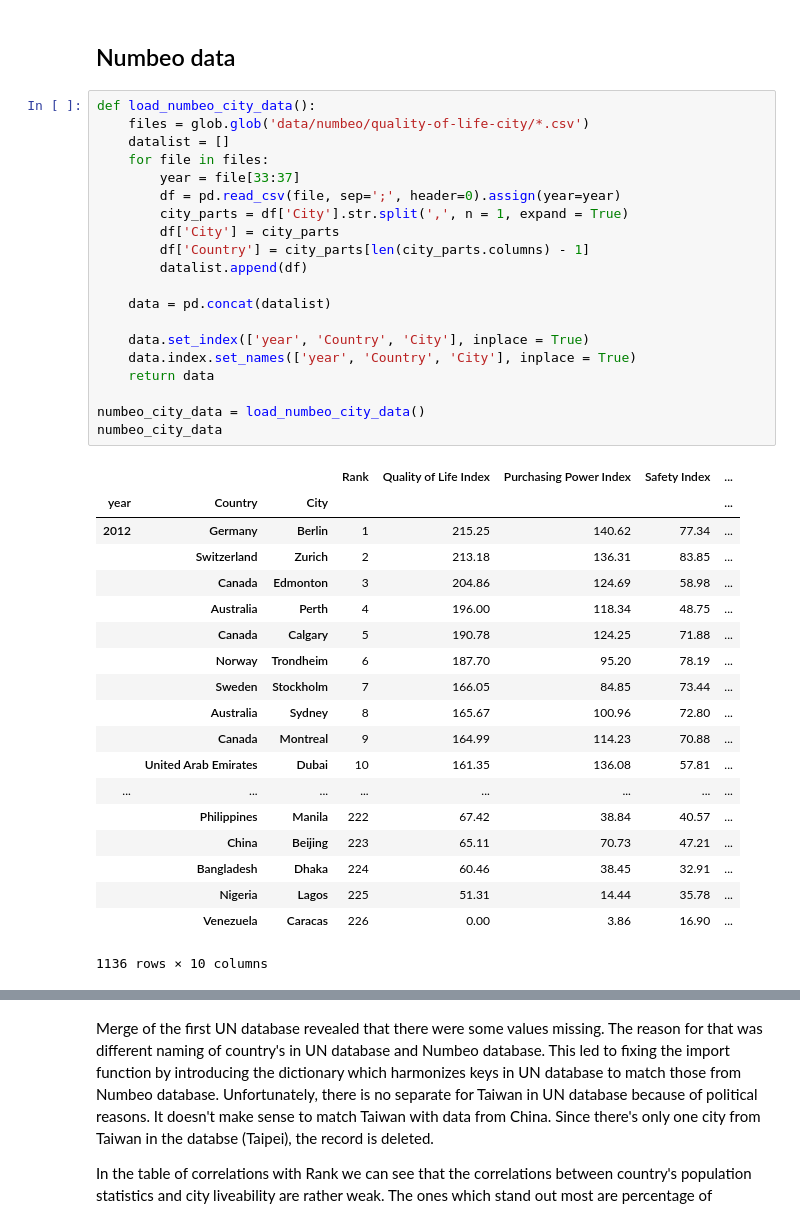
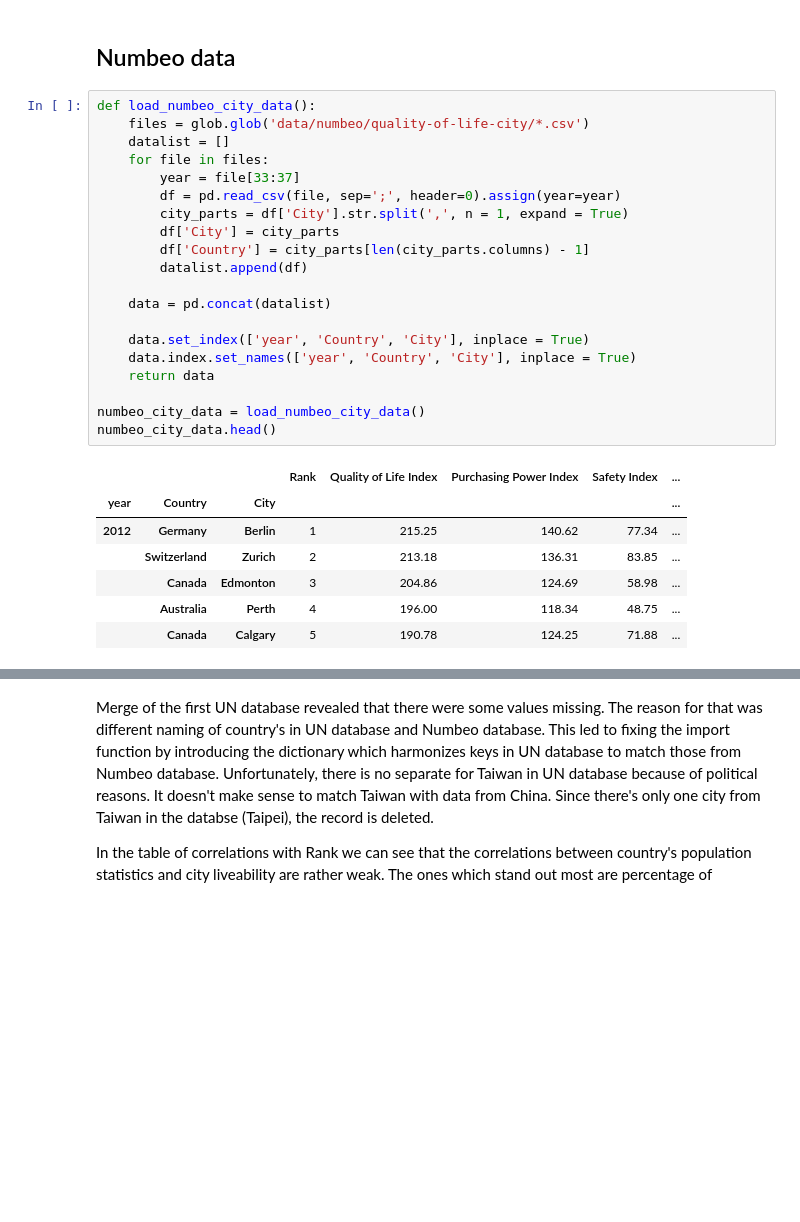
Before and after one commit to pantos1/dopp_ex3_city_livability, a Jupyter notebook: piotr.ipynb, the cells around one changed output, grey strips where cells are left out. Saved outputs shown, nothing was run; the diff lists cells and outputs as text; blank space fills up the shorter version.

```diff
--- a/piotr.ipynb
+++ b/piotr.ipynb
@@ -61,43 +61,31 @@ mercer_data
 # %%
 def load_numbeo_city_data():
     files = glob.glob('data/numbeo/quality-of-life-city/*.csv')
     datalist = []
     for file in files:
         year = file[33:37]
         df = pd.read_csv(file, sep=';', header=0).assign(year=year)
         city_parts = df['City'].str.split(',', n = 1, expand = True)
         df['City'] = city_parts
         df['Country'] = city_parts[len(city_parts.columns) - 1]
         datalist.append(df)
 
     data = pd.concat(datalist)
 
     data.set_index(['year', 'Country', 'City'], inplace = True)
     data.index.set_names(['year', 'Country', 'City'], inplace = True)
     return data
 
 numbeo_city_data = load_numbeo_city_data()
-numbeo_city_data
+numbeo_city_data.head()
 # %% [output]
 |  |  |  | Rank | Quality of Life Index | Purchasing Power Index | Safety Index | ... |
 | year | Country | City |  |  |  |  | ... |
 | 2012 | Germany | Berlin | 1 | 215.25 | 140.62 | 77.34 | ... |
 |  | Switzerland | Zurich | 2 | 213.18 | 136.31 | 83.85 | ... |
 |  | Canada | Edmonton | 3 | 204.86 | 124.69 | 58.98 | ... |
 |  | Australia | Perth | 4 | 196.00 | 118.34 | 48.75 | ... |
 |  | Canada | Calgary | 5 | 190.78 | 124.25 | 71.88 | ... |
-|  | Norway | Trondheim | 6 | 187.70 | 95.20 | 78.19 | ... |
-|  | Sweden | Stockholm | 7 | 166.05 | 84.85 | 73.44 | ... |
-|  | Australia | Sydney | 8 | 165.67 | 100.96 | 72.80 | ... |
-|  | Canada | Montreal | 9 | 164.99 | 114.23 | 70.88 | ... |
-|  | United Arab Emirates | Dubai | 10 | 161.35 | 136.08 | 57.81 | ... |
-| ... | ... | ... | ... | ... | ... | ... | ... |
-|  | Philippines | Manila | 222 | 67.42 | 38.84 | 40.57 | ... |
-|  | China | Beijing | 223 | 65.11 | 70.73 | 47.21 | ... |
-|  | Bangladesh | Dhaka | 224 | 60.46 | 38.45 | 32.91 | ... |
-|  | Nigeria | Lagos | 225 | 51.31 | 14.44 | 35.78 | ... |
-|  | Venezuela | Caracas | 226 | 0.00 | 3.86 | 16.90 | ... |
-1136 rows × 10 columns
 # %%
 def load_numbeo_country_data():
     files = glob.glob('data/numbeo/quality-of-life-country/*.csv')
```
Also changed, not shown: parts of 14 cells of this notebook.
